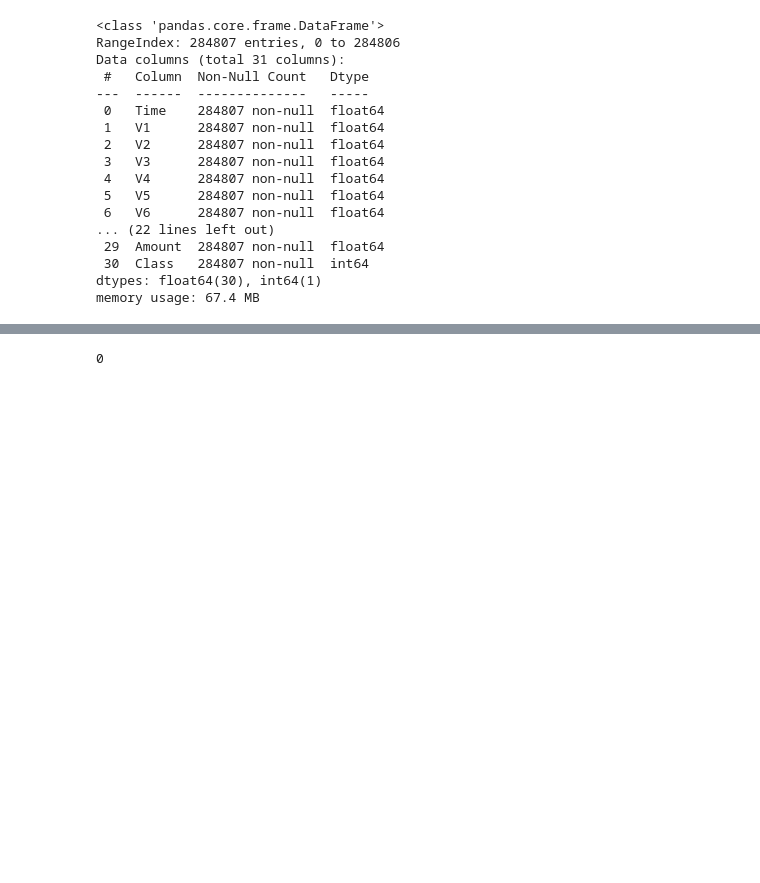
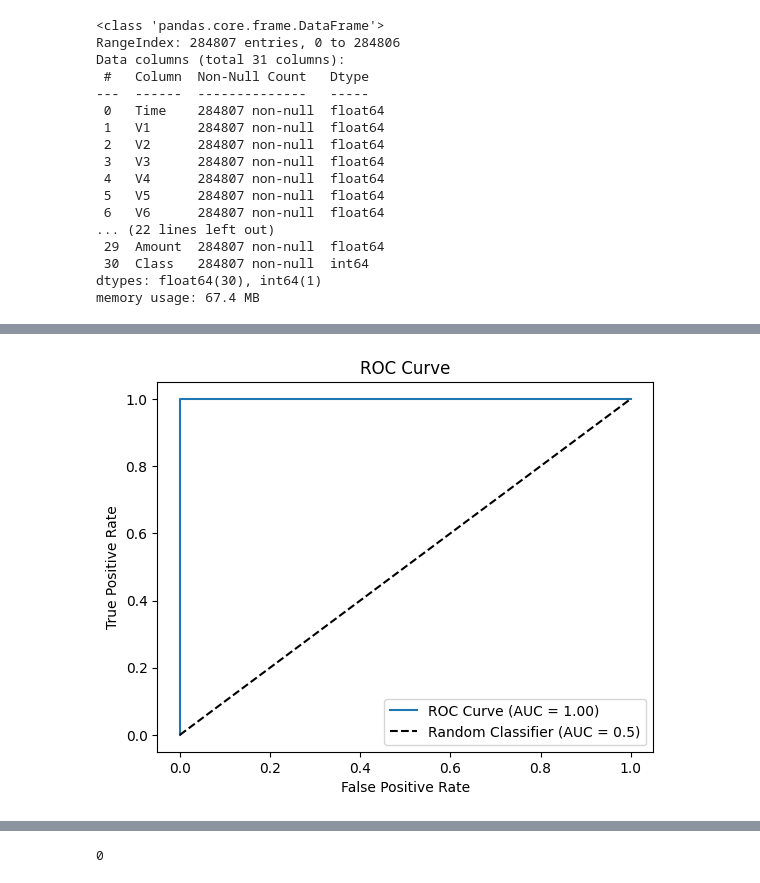
Before and after one commit to YunNa000/AnomalyDetection_CreditCardTransaction, a Jupyter notebook: AI_SeungGyu_RandomForest.ipynb, the cells around one changed output, grey strips where cells are left out. Saved outputs shown, nothing was run; the diff lists cells and outputs as text; code cells hidden in the pictures; blank space fills up the shorter version.

```diff
--- a/AI_SeungGyu_RandomForest.ipynb
+++ b/AI_SeungGyu_RandomForest.ipynb
@@ -7,4 +7,4 @@ drive.mount('/content/drive')
 Mounted at /content/drive
 # %%
 import pandas as pd
-df = pd.read_csv("/content/drive/MyDrive/인공지능응용/creditcard.csv",encoding='utf-8')
+df = pd.read_csv("/content/drive/MyDrive/인공지능응용/data/train.csv",encoding='utf-8')
@@ -48,0 +134,27 @@ df.duplicated().sum() # 1081개 전처리 시 지우기
+# %%
+from sklearn.model_selection import cross_validate, StratifiedKFold, train_test_split
+
+# 전체 데이터로 최종 모델 학습
+pipeline.fit(x, y)
+
+# 테스트 데이터 분할 (예시용으로 전체 데이터를 훈련 후 테스트 세트로 분할하여 평가)
+X_train, X_test, y_train, y_test = train_test_split(x, y, test_size=0.2, stratify=y, random_state=42)
+
+# 최종 모델로 예측 확률 계산
+y_prob = pipeline.predict_proba(X_test)[:, 1]
+
+# ROC Curve 계산
+fpr, tpr, thresholds = roc_curve(y_test, y_prob)
+roc_auc = roc_auc_score(y_test, y_prob)
+
+# ROC Curve 그리기
+plt.figure()
+plt.plot(fpr, tpr, label=f'ROC Curve (AUC = {roc_auc:.2f})')
+plt.plot([0, 1], [0, 1], 'k--', label='Random Classifier (AUC = 0.5)')
+plt.xlabel('False Positive Rate')
+plt.ylabel('True Positive Rate')
+plt.title('ROC Curve')
+plt.legend(loc='lower right')
+plt.show()
+# %% [output]
+[figure, added]
```
Also changed, not shown: parts of 20 cells of this notebook.
